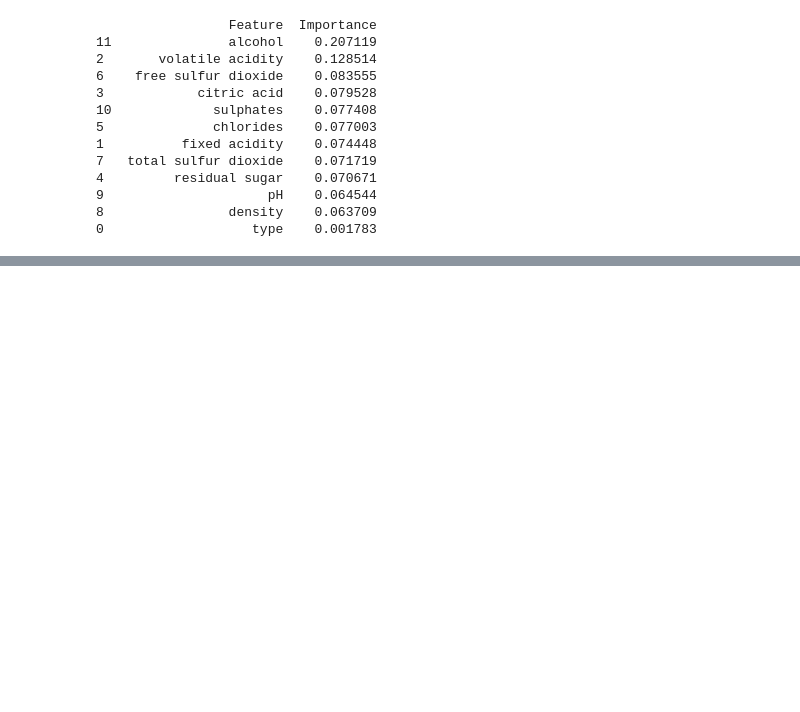
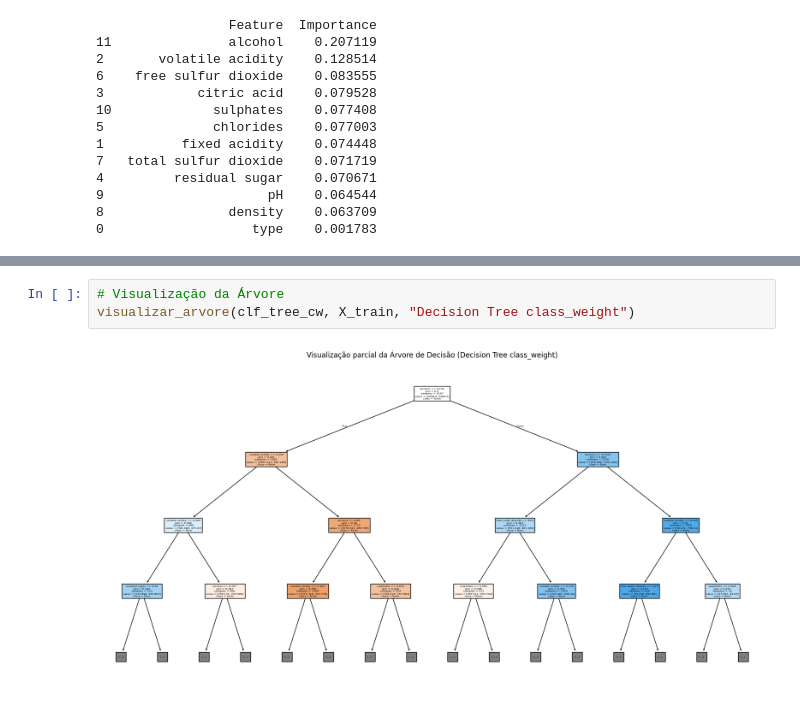
Before and after one commit to BMateusSs/Projeto-PSI3, a Jupyter notebook: decision_tree_wine_quality.ipynb, the cells around one changed output, grey strips where cells are left out. Drawn from its saved outputs; the diff is of its cells as text; blank space fills up the shorter version.

```diff
--- a/decision_tree_wine_quality.ipynb
+++ b/decision_tree_wine_quality.ipynb
@@ -266,0 +363,5 @@ plotar_importancia_features(clf_tree, X_train, "Decision Tree s/ Balanceamento")
+# %%
+# Visualização da Árvore
+visualizar_arvore(clf_tree_cw, X_train, "Decision Tree class_weight")
+# %% [output]
+[figure, added]
```
Also changed, not shown: parts of 12 cells of this notebook.
